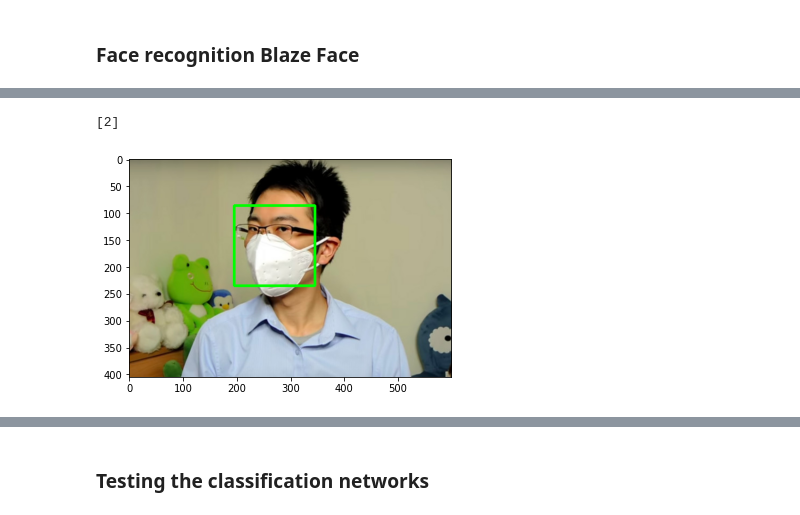
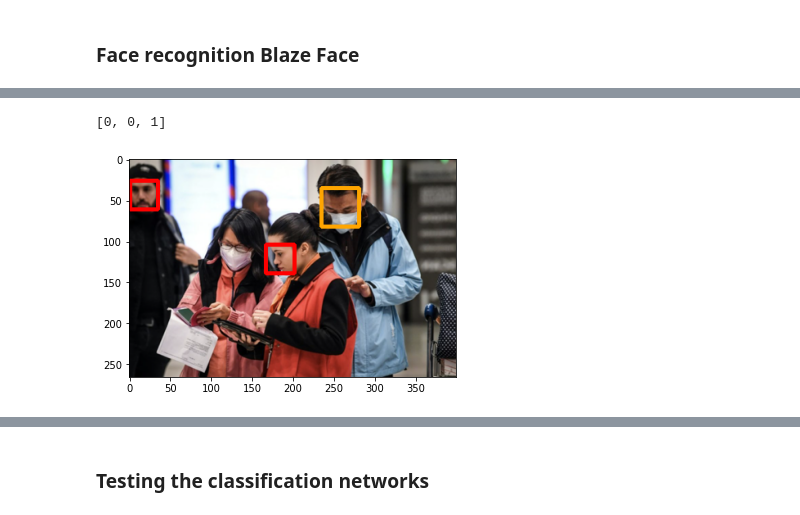
Before and after one commit to Marchigginsberlin/face_mask_detection, a Jupyter notebook: notebooks/data_model_analysis.ipynb, the cells around one changed output, grey strips where cells are left out. Cells and saved outputs as stored; diff of their text form; code cells hidden in the pictures.

```diff
--- a/notebooks/data_model_analysis.ipynb
+++ b/notebooks/data_model_analysis.ipynb
@@ -607,18 +612,18 @@ model = tf.keras.models.load_model(save_path)
 # %%
-path_to_file = '../raw_data/archive/images/maksssksksss6.png'
+path_to_file = '../raw_data/archive/images/maksssksksss5.png'
 #path_to_file = '../raw_data/face_no_mask/marc_no_mask.jpg'
 
 image = load_picture(path_to_file)
 image_shape = image.shape
 
 faces = detect_faces(image)
 faces_coordinates = converting_results_to_coordinates(faces, image_shape)
 encoded_faces = converting_faces_to_array(image, faces_coordinates)
 
 prediction = pred_mask(encoded_faces)
 print(prediction)
 #plt.imshow(encoded_faces[0])
 draw_image(image, faces_coordinates, prediction)
 # %% [output]
-[2]
+[0, 0, 1]
-[figure, old version]
+[figure, new version]
```
Also changed, not shown: parts of 10 cells of this notebook, 5 other files.
